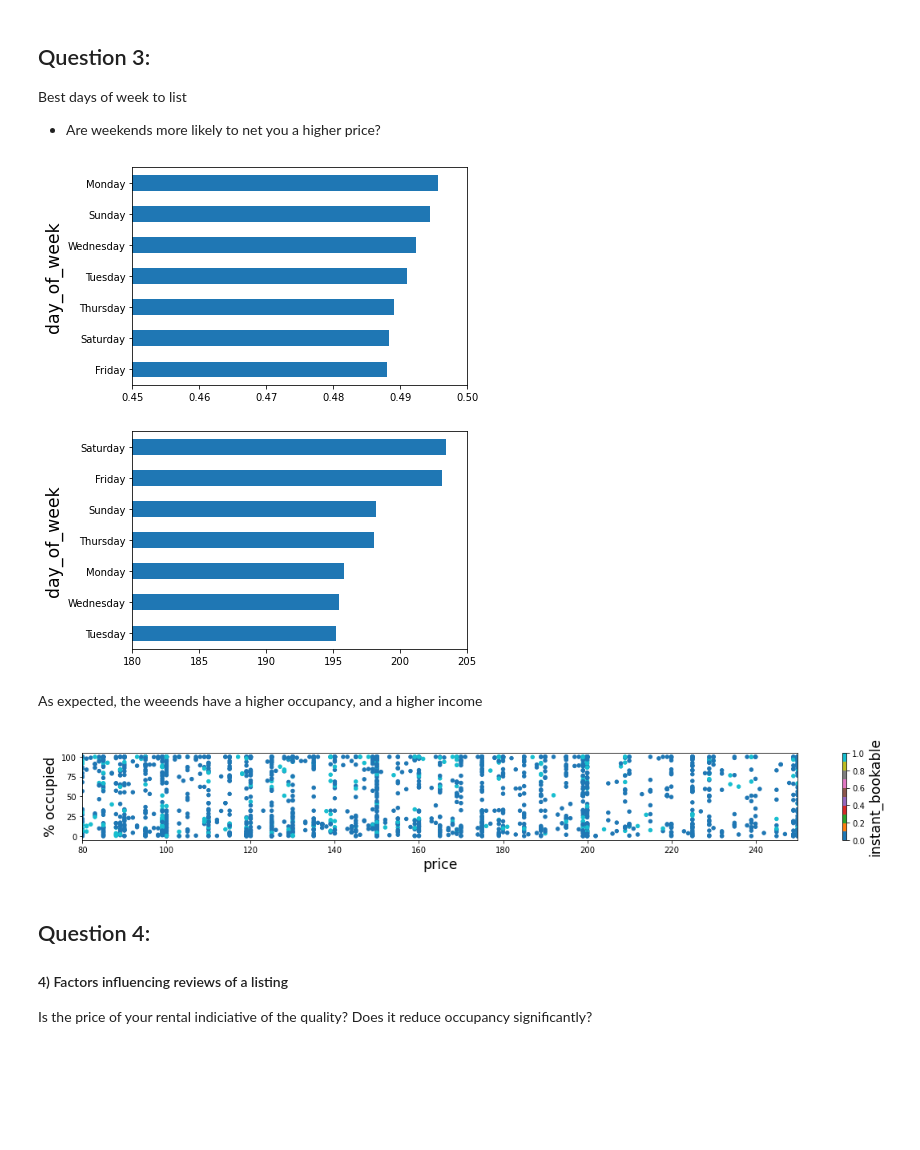
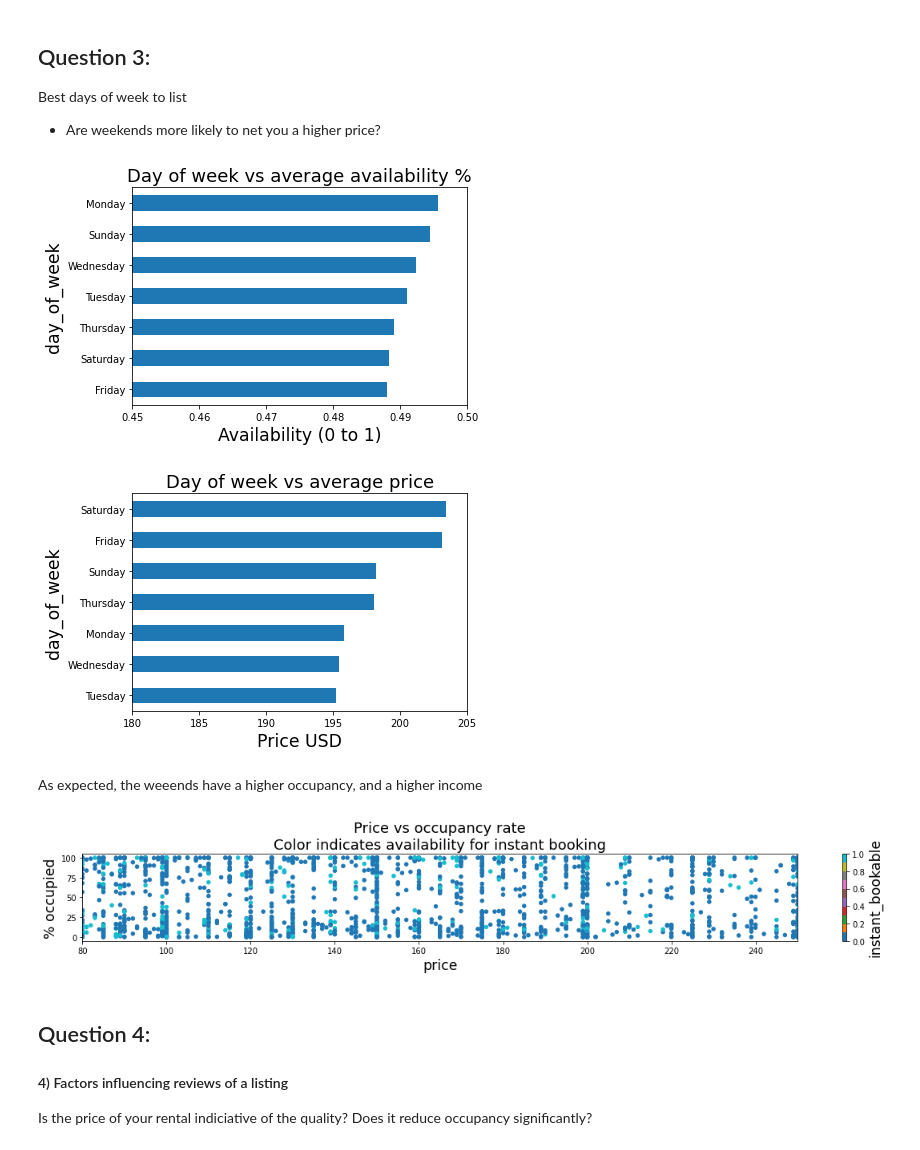
Before and after one commit to ogurashi/Boston-AirBnB-Analysis, a Jupyter notebook: rentals.ipynb, the cells around one changed output. Drawn from its saved outputs; the diff is of its cells as text; code cells hidden in the pictures; blank space fills up the shorter version.

Commit message:
added titles and axis labels to plots, explained any Nan substitutions

```diff
--- a/rentals.ipynb
+++ b/rentals.ipynb
@@ -650,18 +645,20 @@ Best days of week to list
 # %%
 #visualize
 fig, ax = plt.subplots(1)
-
+ax.set_title('Day of week vs average availability %',fontsize = 18)
+ax.set_xlabel('Availability (0 to 1)')
 calendar.groupby('day_of_week')['available'].mean().sort_values().plot(kind = 'barh',ax=ax,xlim=[0.45,0.5])
 fig.savefig('weekday_percent_available.png',bbox_inches='tight')
 # %% [output]
-[figure, old version]
+[figure, new version]
 # %%
 fig, ax = plt.subplots(1)
-
+ax.set_title('Day of week vs average price',fontsize = 18)
+ax.set_xlabel('Price USD')
 vacant.groupby('day_of_week')['price'].mean().sort_values().plot(kind = 'barh',ax=ax,xlim = [180,205])
 fig.savefig('weekday_price.png',bbox_inches='tight')
 # %% [output]
-[figure, old version]
+[figure, new version]
 # %% [markdown]
 As expected, the weeends have a higher occupancy, and a higher income
 # %%
@@ -672,10 +669,10 @@ fig, ax = plt.subplots(figsize = (20,2))
 listings_2.plot(x='price',y='% occupied',
                 c='instant_bookable',cmap = 'tab10',
                 kind = 'scatter',xlim = [80,250],ax = ax)
-
+ax.set_title('Price vs occupancy rate\nColor indicates availability for instant booking',fontsize=18)
 fig.savefig('pct_occupancy_vs_price_ft_instant_booking.png',bbox_inches='tight')
 # %% [output]
-[figure, old version]
+[figure, new version]
 # %% [markdown]
 ## Question 4:
 #### 4) Factors influencing reviews of a listing
```
Also changed, not shown: parts of 29 cells of this notebook.
